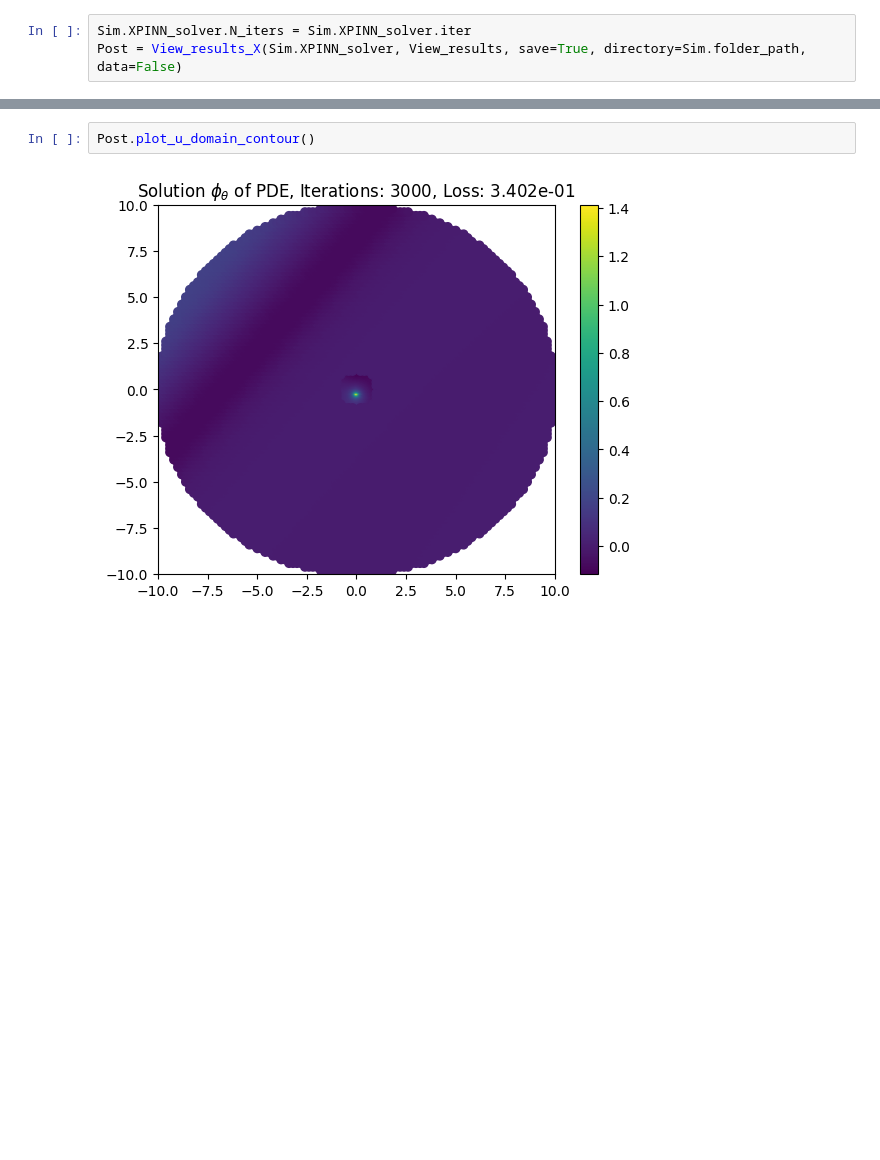
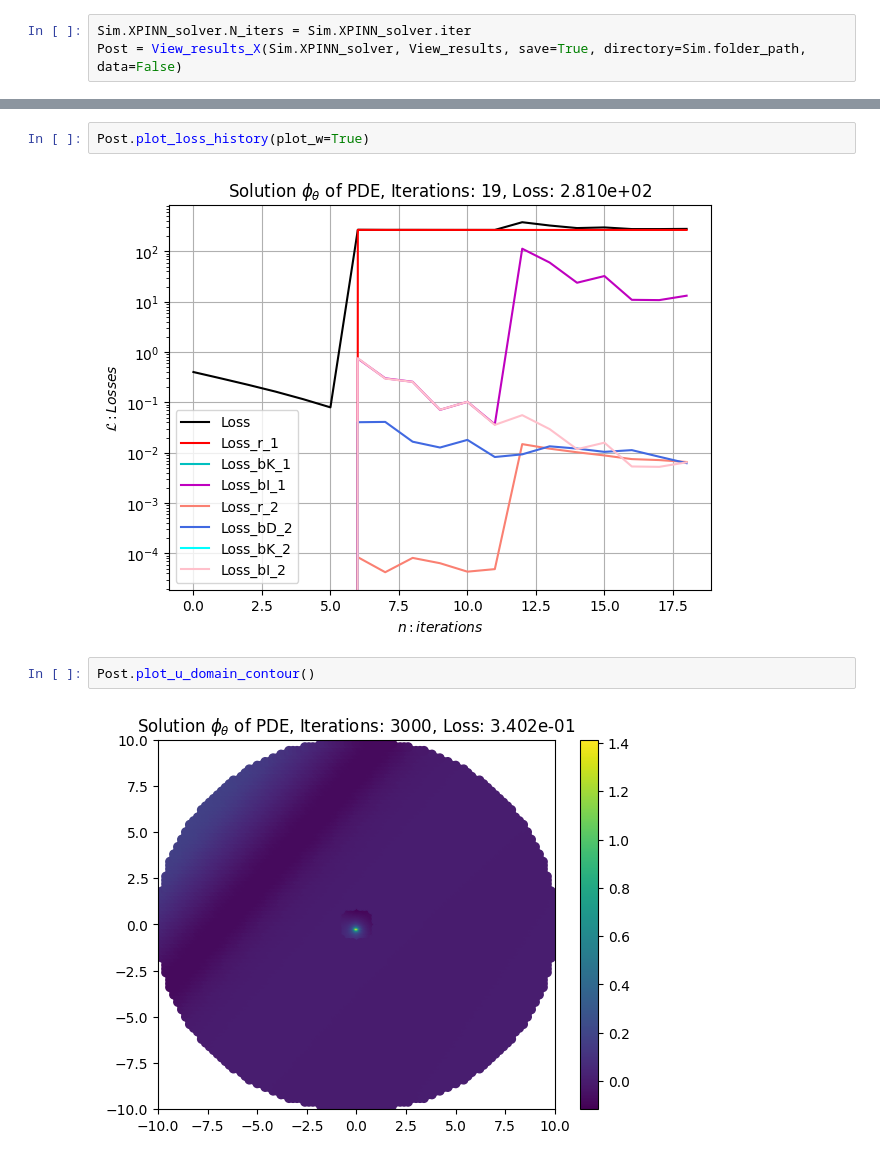
Before and after one commit to MartinAchondo/XPPBE, a Jupyter notebook: utils3d/Post/postprocessing_X.ipynb, the cells around one changed output, grey strips where cells are left out. Cells and saved outputs as stored; diff of their text form; blank space fills up the shorter version.

```diff
--- a/utils3d/Post/postprocessing_X.ipynb
+++ b/utils3d/Post/postprocessing_X.ipynb
@@ -168,3 +168,7 @@ Post.plot_loss_history()
+# %%
+Post.plot_loss_history(plot_w=True)
+# %% [output]
+[figure, added]
 # %%
 Post.plot_u_domain_contour()
 # %% [output]
```
Also changed, not shown: parts of 5 cells of this notebook, 15 other files.
